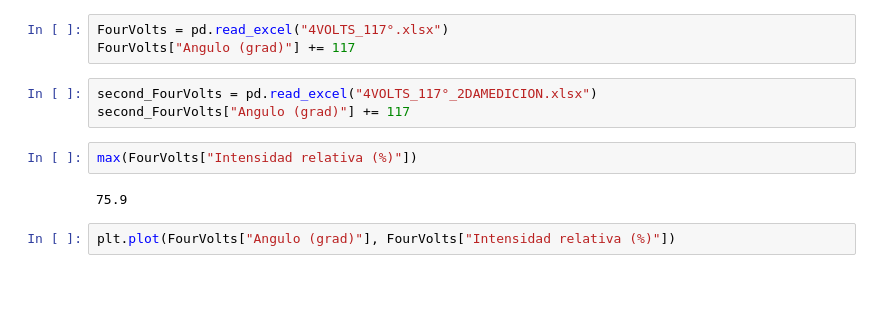
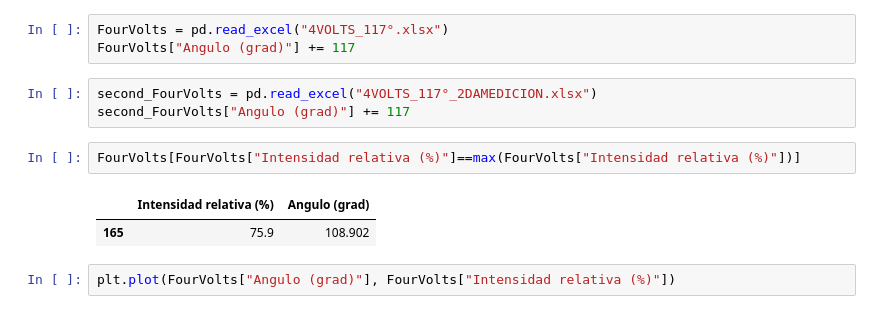
Before and after one commit to fbientrigo/lab_fisica, a Jupyter notebook: Lab 4/BlackBodyRadiation/ANALISIS.ipynb, the cells around one changed output. Cells and saved outputs as stored; diff of their text form; blank space fills up the shorter version.

```diff
--- a/Lab 4/BlackBodyRadiation/ANALISIS.ipynb
+++ b/Lab 4/BlackBodyRadiation/ANALISIS.ipynb
@@ -9,9 +9,10 @@ FourVolts["Angulo (grad)"] += 117
 second_FourVolts = pd.read_excel("4VOLTS_117°_2DAMEDICION.xlsx")
 second_FourVolts["Angulo (grad)"] += 117
 # %%
-max(FourVolts["Intensidad relativa (%)"])
+FourVolts[FourVolts["Intensidad relativa (%)"]==max(FourVolts["Intensidad relativa (%)"])]
 # %% [output]
-75.9
+|  | Intensidad relativa (%) | Angulo (grad) |
+| 165 | 75.9 | 108.902 |
 # %%
 plt.plot(FourVolts["Angulo (grad)"], FourVolts["Intensidad relativa (%)"])
 # %% [output]
```
Also changed, not shown: parts of 2 cells of this notebook, 7 other files.
